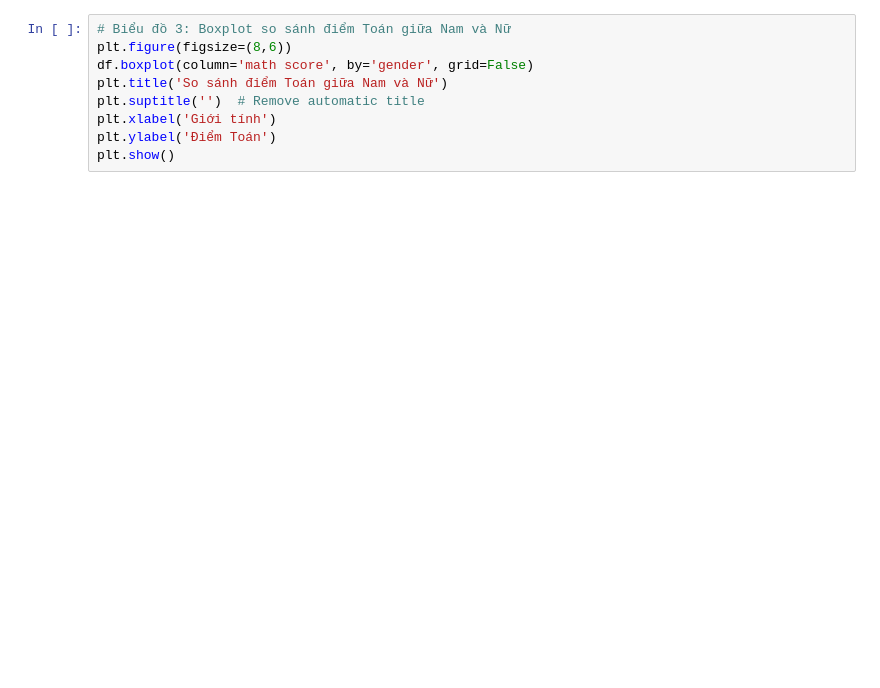
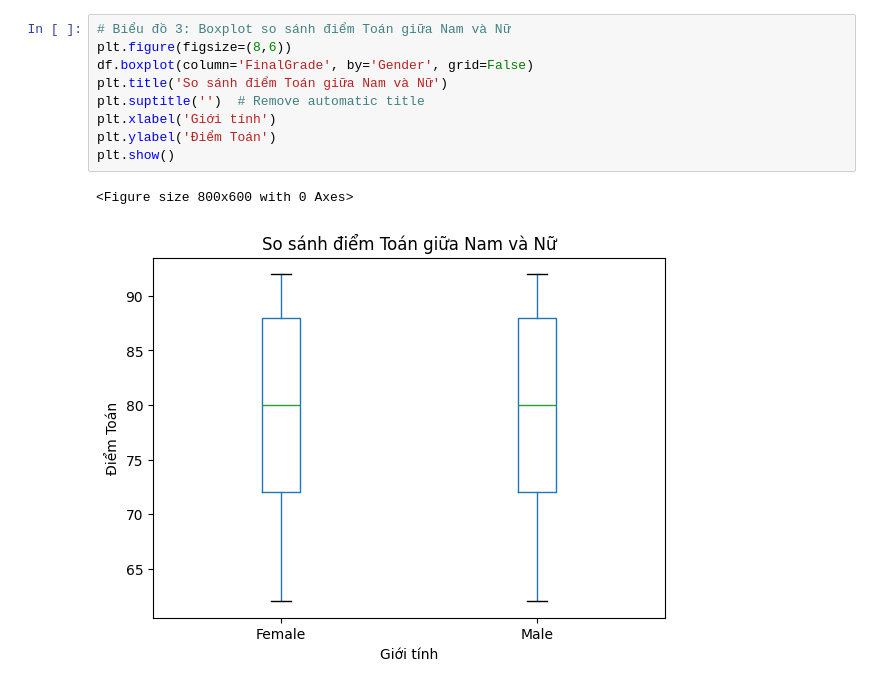
Before and after one commit to vonhu2875/-Student-Performance-Prediction-Classification-, a Jupyter notebook: notebooks/student_performance.ipynb, the cells around one changed output. Saved outputs shown, nothing was run; the diff lists cells and outputs as text; blank space fills up the shorter version.

```diff
--- a/notebooks/student_performance.ipynb
+++ b/notebooks/student_performance.ipynb
@@ -26,9 +40,12 @@ plt.show()
 # %%
 # Biểu đồ 3: Boxplot so sánh điểm Toán giữa Nam và Nữ
 plt.figure(figsize=(8,6))
-df.boxplot(column='math score', by='gender', grid=False)
+df.boxplot(column='FinalGrade', by='Gender', grid=False)
 plt.title('So sánh điểm Toán giữa Nam và Nữ')
 plt.suptitle('')  # Remove automatic title
 plt.xlabel('Giới tính')
 plt.ylabel('Điểm Toán')
 plt.show()
+# %% [output]
+<Figure size 800x600 with 0 Axes>
+[figure, added]
```
Also changed, not shown: parts of 4 cells of this notebook.
